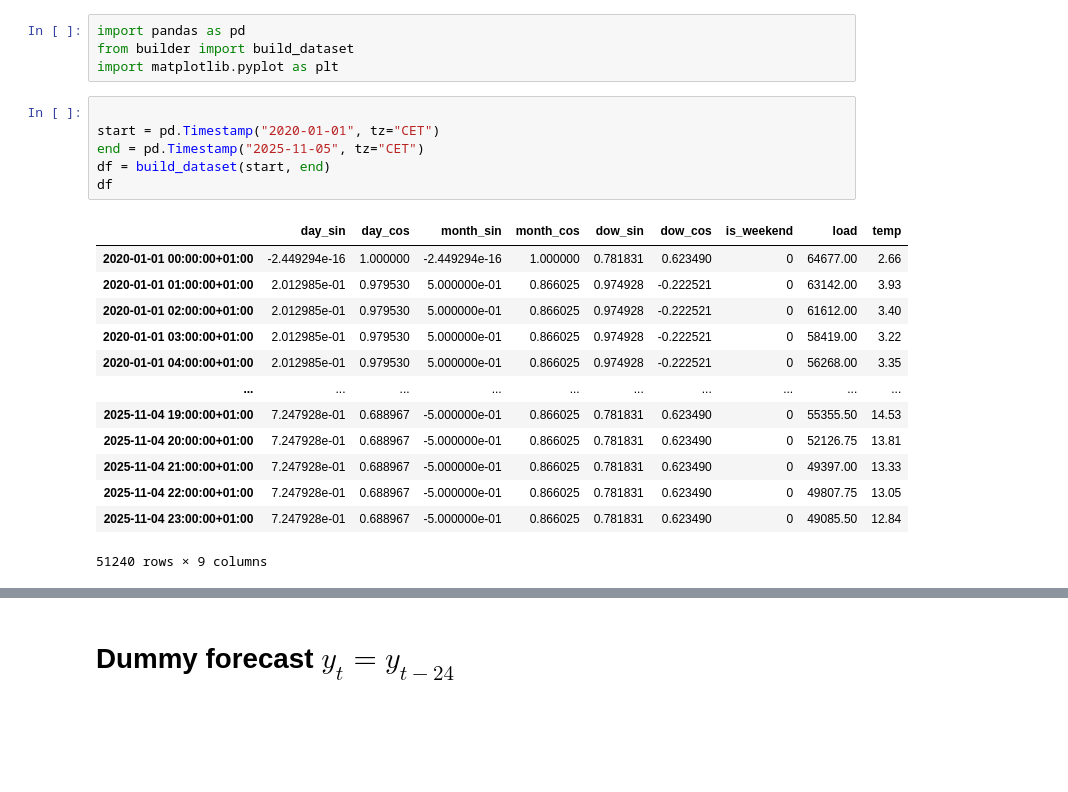
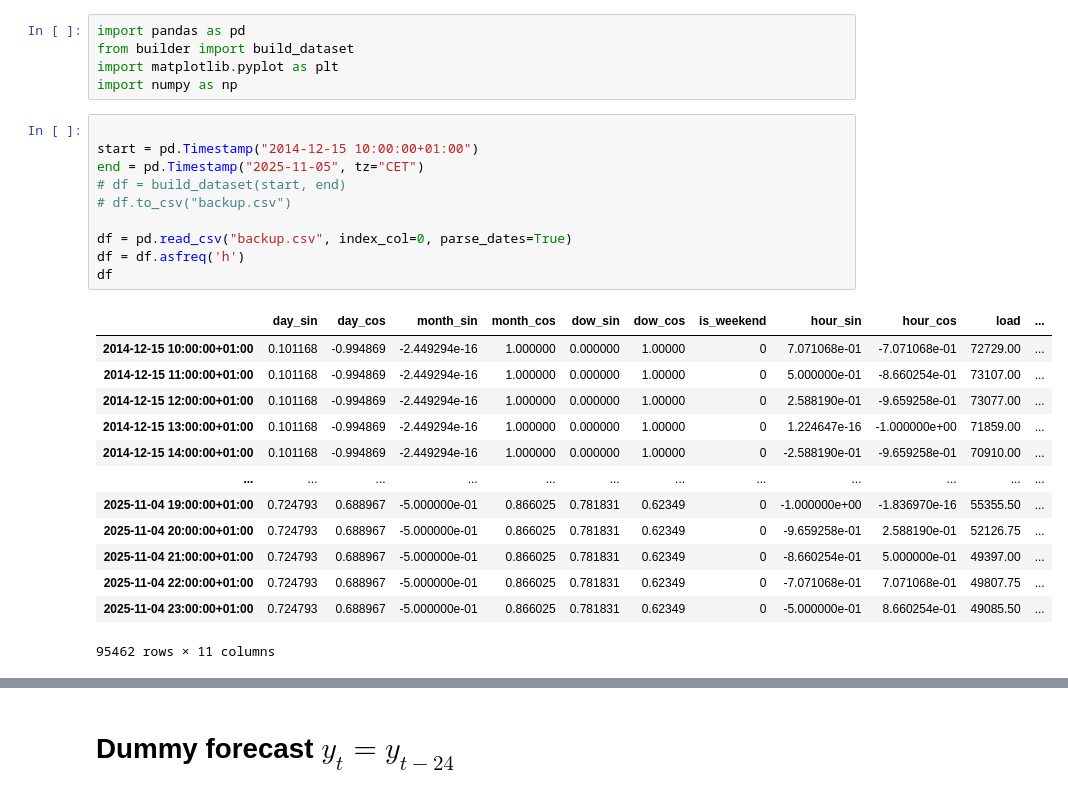
Before and after one commit to enzo-boulin/Eclipse, a Jupyter notebook: main.ipynb, the cells around one changed output, grey strips where cells are left out. Saved outputs shown, nothing was run; the diff lists cells and outputs as text; blank space fills up the shorter version.

Commit message:
add hour feature and create restitution notebook

```diff
--- a/main.ipynb
+++ b/main.ipynb
@@ -2,23 +2,28 @@
 import pandas as pd
 from builder import build_dataset
 import matplotlib.pyplot as plt
+import numpy as np
 # %%
 
-start = pd.Timestamp("2020-01-01", tz="CET")
+start = pd.Timestamp("2014-12-15 10:00:00+01:00")
 end = pd.Timestamp("2025-11-05", tz="CET")
-df = build_dataset(start, end)
+# df = build_dataset(start, end)
+# df.to_csv("backup.csv")
+
+df = pd.read_csv("backup.csv", index_col=0, parse_dates=True)
+df = df.asfreq('h')
 df
 # %% [output]
-|  | day_sin | day_cos | month_sin | month_cos | dow_sin | dow_cos | is_weekend | load | temp |
-| 2020-01-01 00:00:00+01:00 | -2.449294e-16 | 1.000000 | -2.449294e-16 | 1.000000 | 0.781831 | 0.623490 | 0 | 64677.00 | 2.66 |
-| 2020-01-01 01:00:00+01:00 | 2.012985e-01 | 0.979530 | 5.000000e-01 | 0.866025 | 0.974928 | -0.222521 | 0 | 63142.00 | 3.93 |
-| 2020-01-01 02:00:00+01:00 | 2.012985e-01 | 0.979530 | 5.000000e-01 | 0.866025 | 0.974928 | -0.222521 | 0 | 61612.00 | 3.40 |
-| 2020-01-01 03:00:00+01:00 | 2.012985e-01 | 0.979530 | 5.000000e-01 | 0.866025 | 0.974928 | -0.222521 | 0 | 58419.00 | 3.22 |
-| 2020-01-01 04:00:00+01:00 | 2.012985e-01 | 0.979530 | 5.000000e-01 | 0.866025 | 0.974928 | -0.222521 | 0 | 56268.00 | 3.35 |
-| ... | ... | ... | ... | ... | ... | ... | ... | ... | ... |
-| 2025-11-04 19:00:00+01:00 | 7.247928e-01 | 0.688967 | -5.000000e-01 | 0.866025 | 0.781831 | 0.623490 | 0 | 55355.50 | 14.53 |
-| 2025-11-04 20:00:00+01:00 | 7.247928e-01 | 0.688967 | -5.000000e-01 | 0.866025 | 0.781831 | 0.623490 | 0 | 52126.75 | 13.81 |
-| 2025-11-04 21:00:00+01:00 | 7.247928e-01 | 0.688967 | -5.000000e-01 | 0.866025 | 0.781831 | 0.623490 | 0 | 49397.00 | 13.33 |
-| 2025-11-04 22:00:00+01:00 | 7.247928e-01 | 0.688967 | -5.000000e-01 | 0.866025 | 0.781831 | 0.623490 | 0 | 49807.75 | 13.05 |
-| 2025-11-04 23:00:00+01:00 | 7.247928e-01 | 0.688967 | -5.000000e-01 | 0.866025 | 0.781831 | 0.623490 | 0 | 49085.50 | 12.84 |
+|  | day_sin | day_cos | month_sin | month_cos | dow_sin | dow_cos | is_weekend | hour_sin | hour_cos | load | ... |
+| 2014-12-15 10:00:00+01:00 | 0.101168 | -0.994869 | -2.449294e-16 | 1.000000 | 0.000000 | 1.00000 | 0 | 7.071068e-01 | -7.071068e-01 | 72729.00 | ... |
+| 2014-12-15 11:00:00+01:00 | 0.101168 | -0.994869 | -2.449294e-16 | 1.000000 | 0.000000 | 1.00000 | 0 | 5.000000e-01 | -8.660254e-01 | 73107.00 | ... |
+| 2014-12-15 12:00:00+01:00 | 0.101168 | -0.994869 | -2.449294e-16 | 1.000000 | 0.000000 | 1.00000 | 0 | 2.588190e-01 | -9.659258e-01 | 73077.00 | ... |
+| 2014-12-15 13:00:00+01:00 | 0.101168 | -0.994869 | -2.449294e-16 | 1.000000 | 0.000000 | 1.00000 | 0 | 1.224647e-16 | -1.000000e+00 | 71859.00 | ... |
+| 2014-12-15 14:00:00+01:00 | 0.101168 | -0.994869 | -2.449294e-16 | 1.000000 | 0.000000 | 1.00000 | 0 | -2.588190e-01 | -9.659258e-01 | 70910.00 | ... |
+| ... | ... | ... | ... | ... | ... | ... | ... | ... | ... | ... | ... |
+| 2025-11-04 19:00:00+01:00 | 0.724793 | 0.688967 | -5.000000e-01 | 0.866025 | 0.781831 | 0.62349 | 0 | -1.000000e+00 | -1.836970e-16 | 55355.50 | ... |
+| 2025-11-04 20:00:00+01:00 | 0.724793 | 0.688967 | -5.000000e-01 | 0.866025 | 0.781831 | 0.62349 | 0 | -9.659258e-01 | 2.588190e-01 | 52126.75 | ... |
+| 2025-11-04 21:00:00+01:00 | 0.724793 | 0.688967 | -5.000000e-01 | 0.866025 | 0.781831 | 0.62349 | 0 | -8.660254e-01 | 5.000000e-01 | 49397.00 | ... |
+| 2025-11-04 22:00:00+01:00 | 0.724793 | 0.688967 | -5.000000e-01 | 0.866025 | 0.781831 | 0.62349 | 0 | -7.071068e-01 | 7.071068e-01 | 49807.75 | ... |
+| 2025-11-04 23:00:00+01:00 | 0.724793 | 0.688967 | -5.000000e-01 | 0.866025 | 0.781831 | 0.62349 | 0 | -5.000000e-01 | 8.660254e-01 | 49085.50 | ... |
-51240 rows × 9 columns
+95462 rows × 11 columns
```
Also changed, not shown: parts of 39 cells of this notebook, 2 other files.
